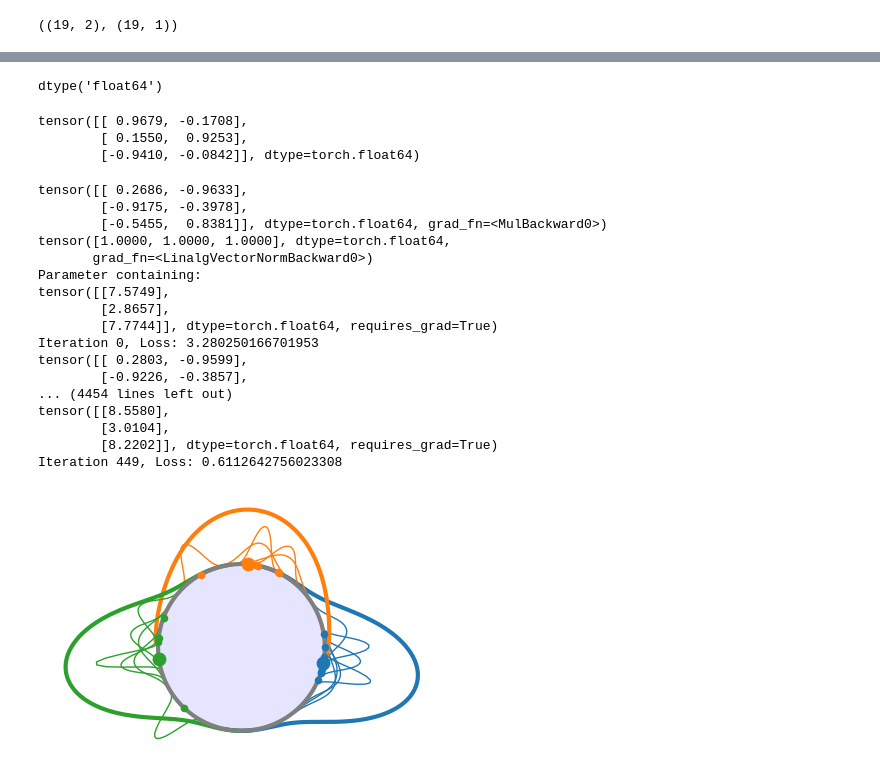
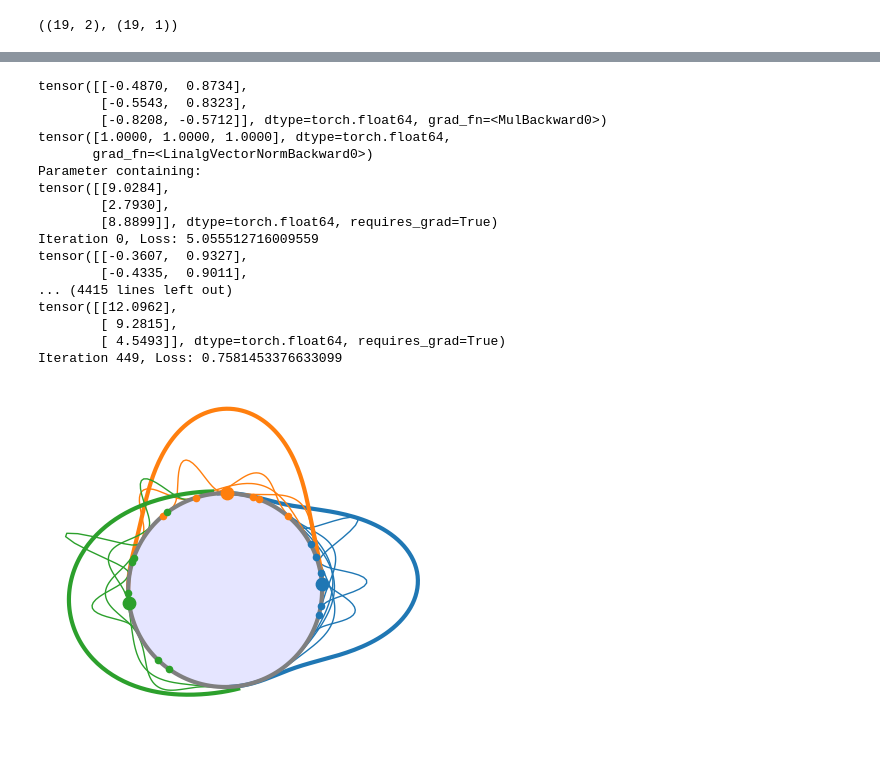
Before and after one commit to vanekek/face_ue, a Jupyter notebook: notebooks/paper_method_plot.ipynb, the cells around one changed output, grey strips where cells are left out. Cells and saved outputs as stored; diff of their text form; code cells hidden in the pictures; blank space fills up the shorter version.

Commit message:
proper init

```diff
--- a/notebooks/paper_method_plot.ipynb
+++ b/notebooks/paper_method_plot.ipynb
@@ -230,7 +245,7 @@ rng = np.random.default_rng(2)
 for class_id, (angle, kappa) in enumerate(zip(class_center_angles, class_z_kappa)):
     num_samples = rng.integers(5, 8)
     gallery_subject_ids_sorted.extend([class_id] * num_samples)
-    gallery_unc_log.extend(3 * rng.random(num_samples) + 3)
+    gallery_unc_log.extend(4 * rng.random(num_samples) + 2)
     samples = random_VMF(
         get_vectors_by_angle([angle])[0], kappa=kappa, size=num_samples
     )
@@ -252,21 +267,21 @@ fig, ax = plt.subplots(figsize=(5, 5))
 draw_circle(ax, linewidth)
 for class_id, (angle, kappa) in enumerate(zip(class_center_angles, class_z_kappa)):
     color = colors[class_id]
-    draw_vmf_dencity(
-        angle,
-        kappa,
-        ax,
-        linewidth=3,
-        color=color,
-        range=np.pi / 2,
-        draw_center=True,
-        dot_size=dot_size,
-    )
+    # draw_dencity(
+    #     angle,
+    #     kappa,
+    #     ax,
+    #     linewidth=3,
+    #     color=color,
+    #     range=np.pi / 2,
+    #     draw_center=True,
+    #     dot_size=dot_size,
+    # )
     for position in np.where(gallery_subject_ids_sorted == class_id)[0]:
         point_angle = np.angle(
             [gallery_features[position][0] + 1j * gallery_features[position][1]]
         )[0]
-        draw_vmf_dencity(
+        draw_dencity(
             point_angle,
             gallery_unc[position],
             ax,
@@ -407,10 +413,0 @@ init_kappa.shape
-# %%
-init_kappa.dtype
-# %% [output]
-dtype('float64')
-# %%
-torch.tensor(init_mean)
-# %% [output]
-tensor([[ 0.9679, -0.1708],
-        [ 0.1550,  0.9253],
-        [-0.9410, -0.0842]], dtype=torch.float64)
@@ -425,9 +420,9 @@ nll_loss = torch.nn.NLLLoss()
 class GalleryParams(torch.nn.Module):
     def __init__(self, init_mean, init_kappa):
         super(GalleryParams, self).__init__()
-        # self.gallery_means = torch.nn.Parameter(torch.tensor(init_mean))
+        self.gallery_means = torch.nn.Parameter(torch.tensor(init_mean))
         # self.gallery_kappas =  torch.nn.Parameter(torch.tensor(init_kappa))
-        self.gallery_means = torch.nn.Parameter(torch.rand(3, 2, dtype=torch.float64))
+        # self.gallery_means = torch.nn.Parameter(torch.rand(3, 2, dtype=torch.float64))
         self.gallery_kappas = torch.nn.Parameter(
             torch.rand(3, 1, dtype=torch.float64) * 10
         )
@@ -440,11 +435,11 @@ geotorch.sphere(gallery_params, "gallery_means")
 
 
 # train
-M = 5
+M = 10
 mc_prob = MonteCarloPredictiveProb(M=M)
 
 # optimizer = torch.optim.Adam([gallery_means, gallery_kappas], lr=10e-3)
-optimizer = torch.optim.Adam(gallery_params.parameters(), lr=0.01)
+optimizer = torch.optim.Adam(gallery_params.parameters(), lr=0.1)
 
 num_steps = 450
 
@@ -469,23 +464,23 @@ for iter in range(num_steps):
     print(gallery_params.gallery_kappas)
     print(f"Iteration {iter}, Loss: {loss.item()}")
 # %% [output]
-tensor([[ 0.2686, -0.9633],
-        [-0.9175, -0.3978],
-        [-0.5455,  0.8381]], dtype=torch.float64, grad_fn=<MulBackward0>)
+tensor([[-0.4870,  0.8734],
+        [-0.5543,  0.8323],
+        [-0.8208, -0.5712]], dtype=torch.float64, grad_fn=<MulBackward0>)
 tensor([1.0000, 1.0000, 1.0000], dtype=torch.float64,
        grad_fn=<LinalgVectorNormBackward0>)
 Parameter containing:
-tensor([[7.5749],
-        [2.8657],
-        [7.7744]], dtype=torch.float64, requires_grad=True)
-Iteration 0, Loss: 3.280250166701953
-tensor([[ 0.2803, -0.9599],
-        [-0.9226, -0.3857],
-... (4454 lines left out)
-tensor([[8.5580],
-        [3.0104],
-        [8.2202]], dtype=torch.float64, requires_grad=True)
-Iteration 449, Loss: 0.6112642756023308
+tensor([[9.0284],
+        [2.7930],
+        [8.8899]], dtype=torch.float64, requires_grad=True)
+Iteration 0, Loss: 5.055512716009559
+tensor([[-0.3607,  0.9327],
+        [-0.4335,  0.9011],
+... (4415 lines left out)
+tensor([[12.0962],
+        [ 9.2815],
+        [ 4.5493]], dtype=torch.float64, requires_grad=True)
+Iteration 449, Loss: 0.7581453376633099
 # %%
 fontsize = 20
 linewidth = 3
@@ -499,33 +494,34 @@ for class_id, (class_mean, kappa) in enumerate(
     class_mean = class_mean.detach().numpy()
     kappa = kappa.detach().numpy()
     class_point_angle = np.angle([class_mean[0] + 1j * class_mean[1]])[0]
-    draw_vmf_dencity(
+    draw_dencity(
         class_point_angle,
         kappa,
         ax,
         linewidth=3,
         color=color,
         range=np.pi / 2,
         draw_center=True,
         dot_size=dot_size,
+        type="power",
     )
     for position in np.where(gallery_subject_ids_sorted == class_id)[0]:
         point_angle = np.angle(
             [gallery_features[position][0] + 1j * gallery_features[position][1]]
         )[0]
-        draw_vmf_dencity(
+        draw_dencity(
             point_angle,
             gallery_unc[position],
             ax,
             linewidth=1,
             color=color,
             range=np.pi / 2,
             scale=0.1,
             draw_center=True,
             dot_size=20,
         )
 fig.gca().set_aspect("equal")
 fig.show()
 plt.savefig("/app/outputs/images/trained.png", dpi=300, bbox_inches="tight")
 # %% [output]
-[figure, old version]
+[figure, new version]
```
Also changed, not shown: parts of 8 cells of this notebook.
